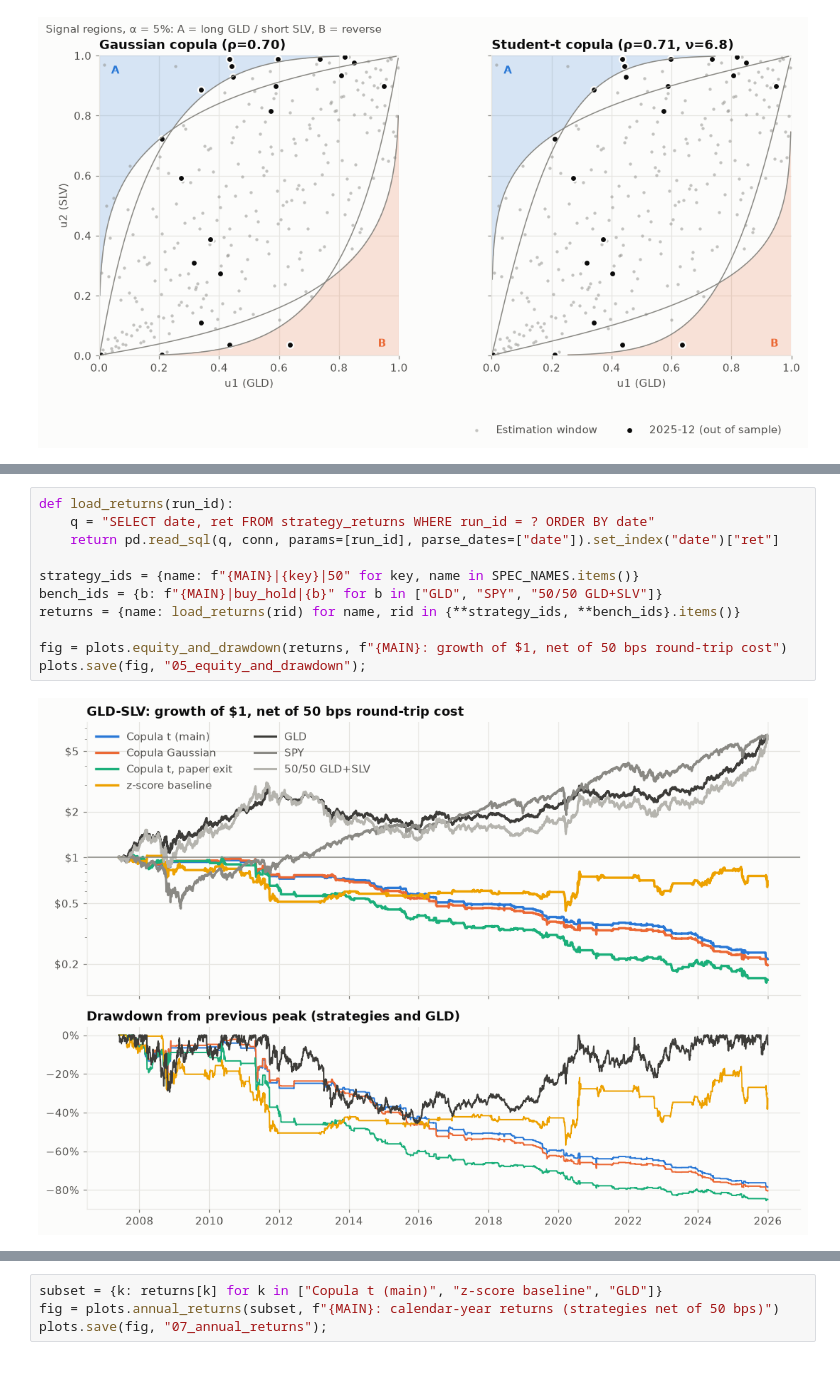
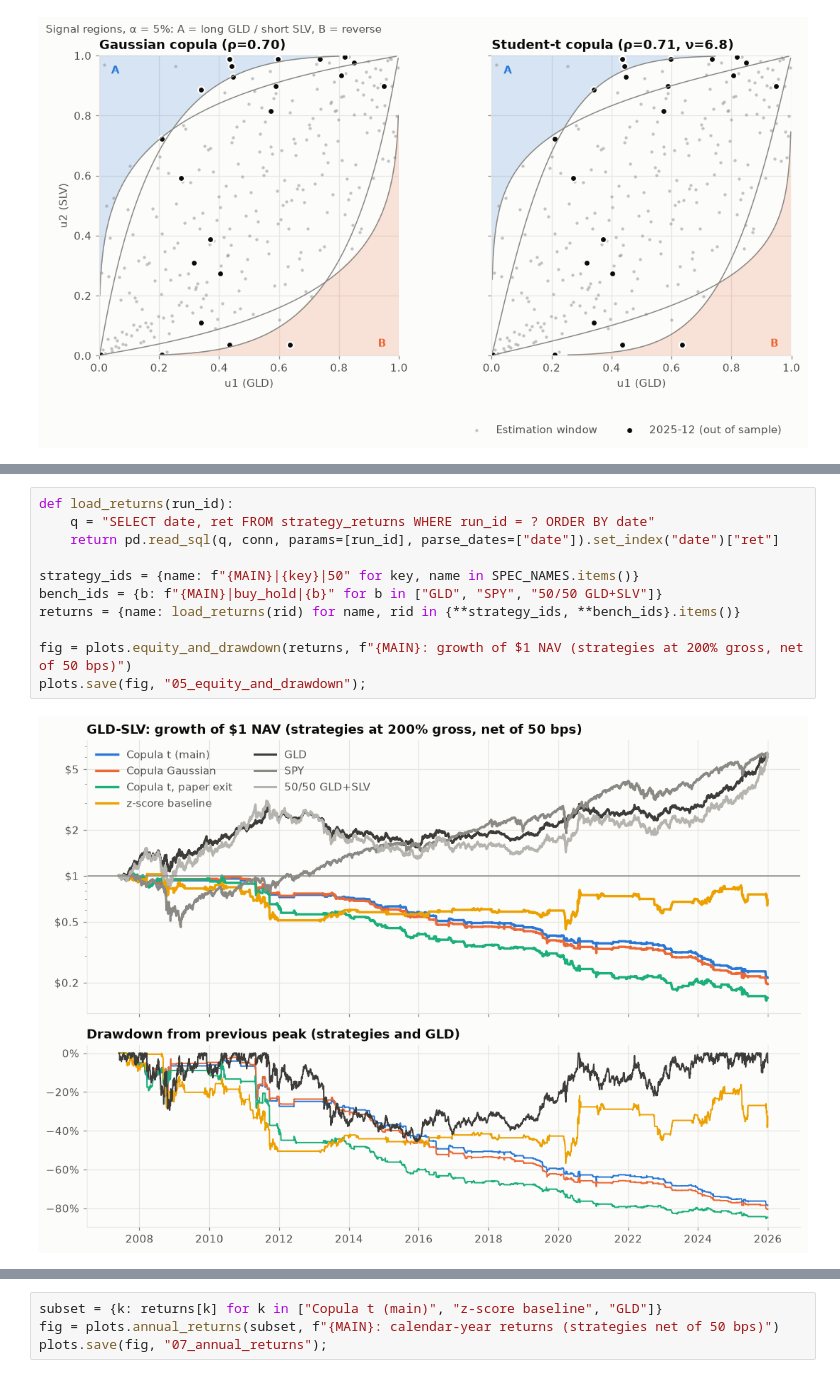
Before and after one commit to D-ch-e/copula-pairs-trading, a Jupyter notebook: notebooks/analysis.ipynb, the cells around one changed output, grey strips where cells are left out. Drawn from its saved outputs; the diff is of its cells as text.

```diff
--- a/notebooks/analysis.ipynb
+++ b/notebooks/analysis.ipynb
@@ -180,14 +238,14 @@ net.pivot(index="pair", columns="spec", values="sharpe").loc[PAIR_NAMES]
 # %%
 def load_returns(run_id):
     q = "SELECT date, ret FROM strategy_returns WHERE run_id = ? ORDER BY date"
     return pd.read_sql(q, conn, params=[run_id], parse_dates=["date"]).set_index("date")["ret"]
 
 strategy_ids = {name: f"{MAIN}|{key}|50" for key, name in SPEC_NAMES.items()}
 bench_ids = {b: f"{MAIN}|buy_hold|{b}" for b in ["GLD", "SPY", "50/50 GLD+SLV"]}
 returns = {name: load_returns(rid) for name, rid in {**strategy_ids, **bench_ids}.items()}
 
-fig = plots.equity_and_drawdown(returns, f"{MAIN}: growth of $1, net of 50 bps round-trip cost")
+fig = plots.equity_and_drawdown(returns, f"{MAIN}: growth of $1 NAV (strategies at 200% gross, net of 50 bps)")
 plots.save(fig, "05_equity_and_drawdown");
 # %% [output]
-[figure, old version]
+[figure, new version]
 # %%
```
Also changed, not shown: parts of 19 cells of this notebook, 27 other files.
